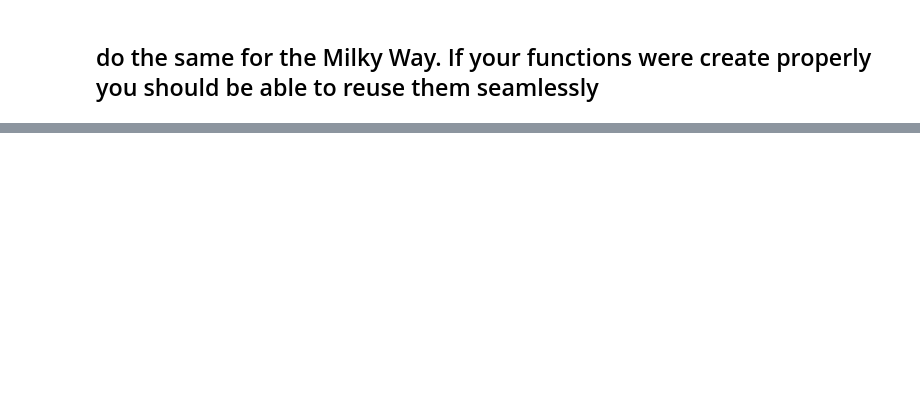
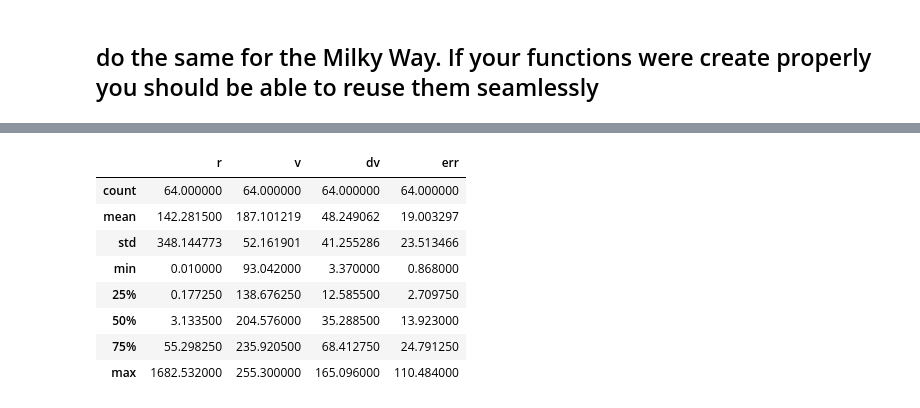
Before and after one commit to fedhere/DSPS_cHarty, a Jupyter notebook: HW4/MWrotCurve_cHarty.ipynb, the cells around one changed output, grey strips where cells are left out. Saved outputs shown, nothing was run; the diff lists cells and outputs as text; code cells hidden in the pictures; blank space fills up the shorter version.

```diff
--- a/HW4/MWrotCurve_cHarty.ipynb
+++ b/HW4/MWrotCurve_cHarty.ipynb
@@ -292,0 +387,12 @@ def vratios(gal, rds, rd, err='dv'):
+# %%
+mw.describe()
+# %% [output]
+|  | r | v | dv | err |
+| count | 64.000000 | 64.000000 | 64.000000 | 64.000000 |
+| mean | 142.281500 | 187.101219 | 48.249062 | 19.003297 |
+| std | 348.144773 | 52.161901 | 41.255286 | 23.513466 |
+| min | 0.010000 | 93.042000 | 3.370000 | 0.868000 |
+| 25% | 0.177250 | 138.676250 | 12.585500 | 2.709750 |
+| 50% | 3.133500 | 204.576000 | 35.288500 | 13.923000 |
+| 75% | 55.298250 | 235.920500 | 68.412750 | 24.791250 |
+| max | 1682.532000 | 255.300000 | 165.096000 | 110.484000 |
```
Also changed, not shown: parts of 16 cells of this notebook.
